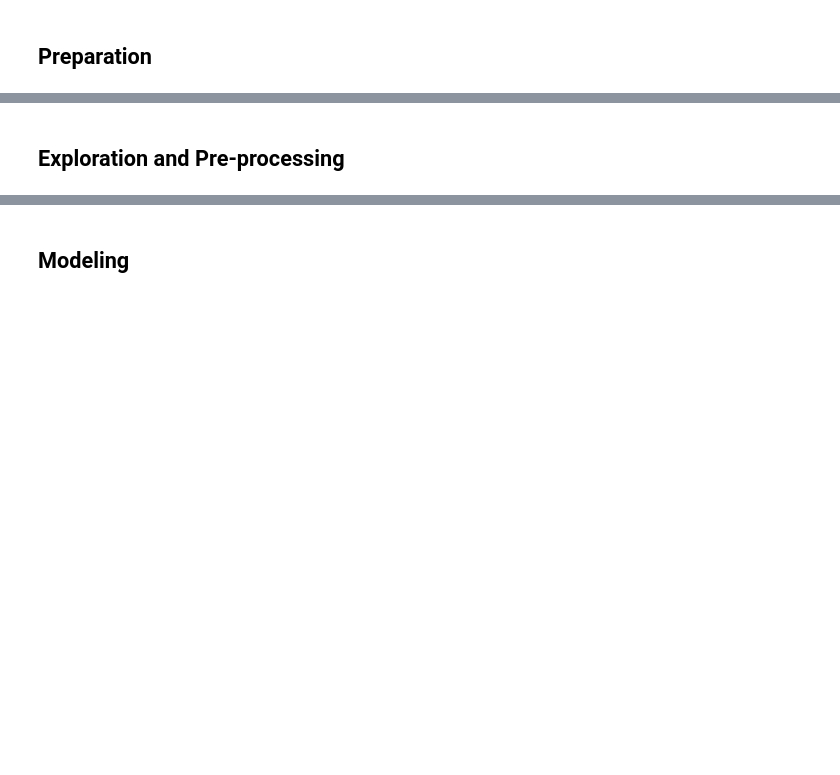
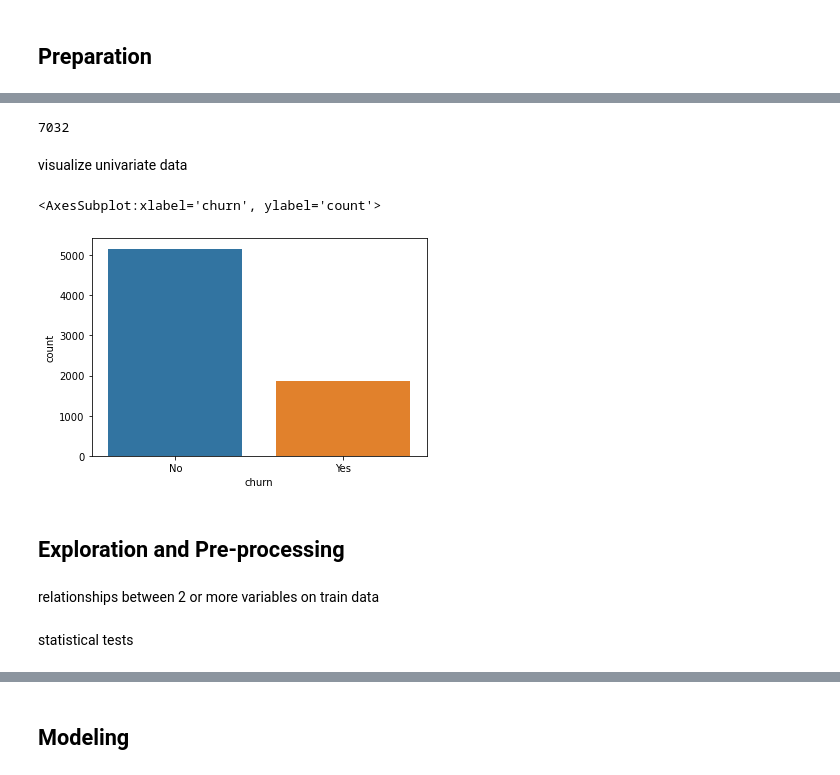
Before and after one commit to mindyshiben/telco_classification_project, a Jupyter notebook: telco_pipeline_work.ipynb, the cells around one changed output, grey strips where cells are left out. Saved outputs shown, nothing was run; the diff lists cells and outputs as text; code cells hidden in the pictures; blank space fills up the shorter version.

```diff
--- a/telco_pipeline_work.ipynb
+++ b/telco_pipeline_work.ipynb
@@ -136,2 +394,17 @@ df.info()
+# %%
+len(df)
+# %% [output]
+7032
+# %% [markdown]
+visualize univariate data
+# %%
+sns.countplot(df['churn'])
+# %% [output]
+<AxesSubplot:xlabel='churn', ylabel='count'>
+[figure, added]
 # %% [markdown]
 ## Exploration and Pre-processing
+# %% [markdown]
+relationships between 2 or more variables on train data
+# %% [markdown]
+statistical tests
```
Also changed, not shown: parts of 130 cells of this notebook, 2 other files.
